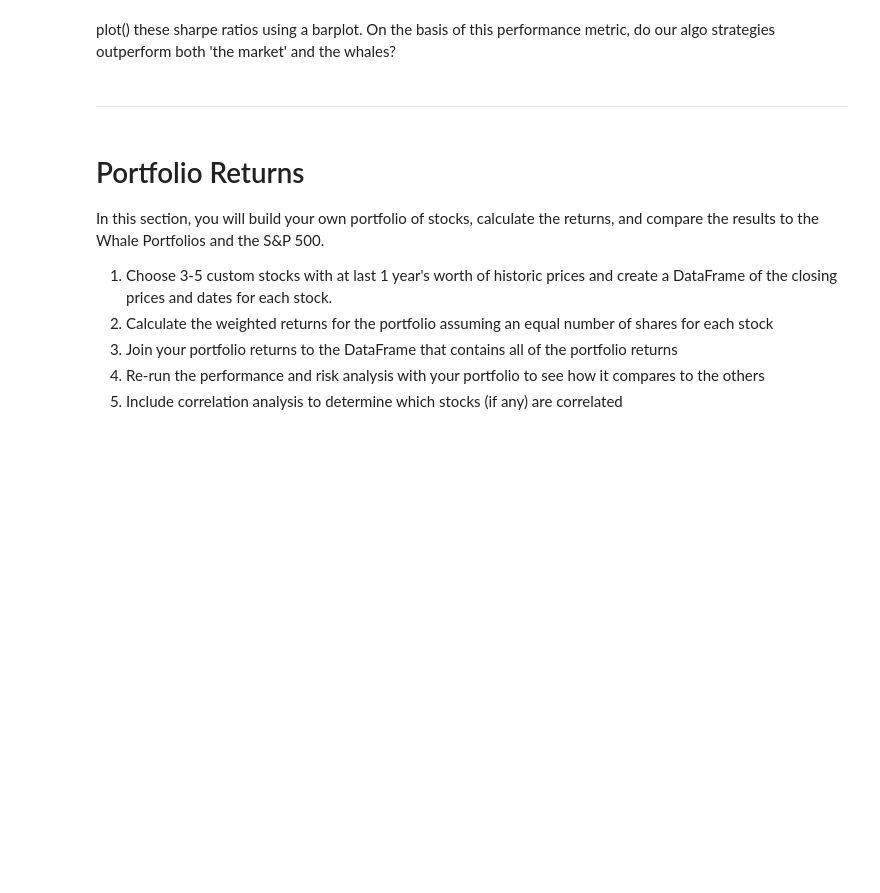
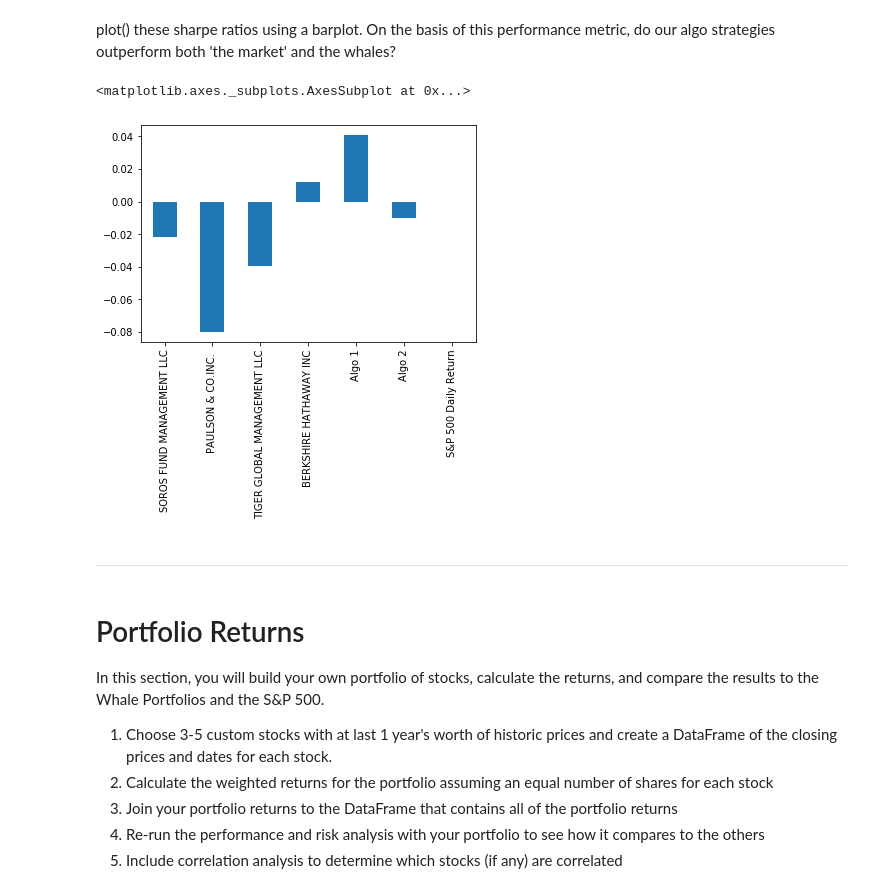
Before and after one commit to yurijiao/Pandas-HW, a Jupyter notebook: Pandas-HW.ipynb, the cells around one changed output. Saved outputs shown, nothing was run; the diff lists cells and outputs as text; code cells hidden in the pictures; blank space fills up the shorter version.

```diff
--- a/Pandas-HW.ipynb
+++ b/Pandas-HW.ipynb
@@ -313,0 +313,11 @@ dtype: float64
+# %%
+# Annualzied Sharpe Ratios
+
+avg_return= all_data.mean()*252
+avg_return
+std = all_data.std()*252
+std
+sp_500_return=all_data['S&P 500 Daily Return'].mean()*252
+
+sharp_ratio = (avg_return - sp_500_return)/std
+sharp_ratio
@@ -316,7 +335,10 @@ dtype: float64
  On the basis of this performance metric, do our algo strategies outperform both 'the market' and the whales?
 # %%
 # Visualize the sharpe ratios as a bar plot
-# YOUR CODE HERE
+sharp_ratio.plot(kind='bar')
+# %% [output]
+<matplotlib.axes._subplots.AxesSubplot at 0x...>
+[figure, added]
 # %% [markdown]
 ---
 # %% [markdown]
```
Also changed, not shown: parts of 40 cells of this notebook, 7 other files.
